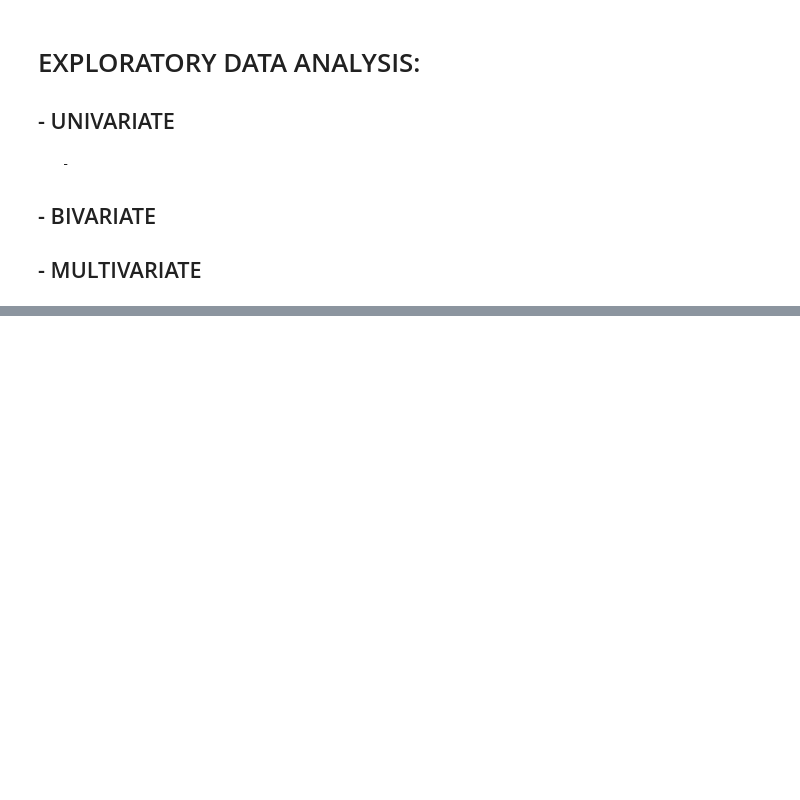
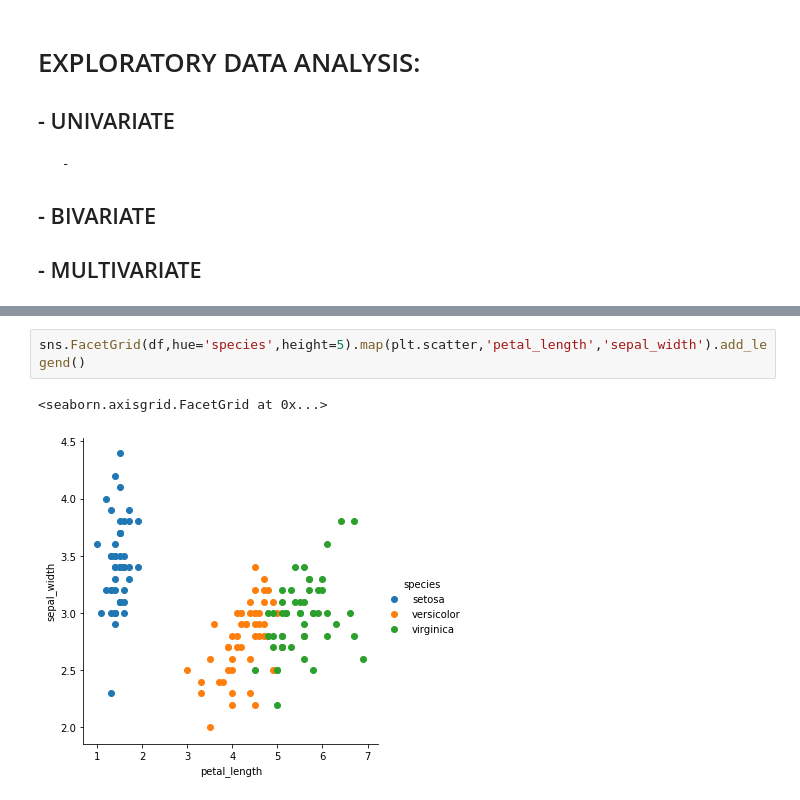
Before and after one commit to rahulrenegade/Machine-Learning-With-Python, a Jupyter notebook: Python for Data Science.ipynb, the cells around one changed output, grey strips where cells are left out. Saved outputs shown, nothing was run; the diff lists cells and outputs as text; blank space fills up the shorter version.

```diff
--- a/Python for Data Science.ipynb
+++ b/Python for Data Science.ipynb
@@ -1295,0 +1375,5 @@ Names, Deleted!
+# %%
+sns.FacetGrid(df,hue='species',height=5).map(plt.scatter,'petal_length','sepal_width').add_legend()
+# %% [output]
+<seaborn.axisgrid.FacetGrid at 0x...>
+[figure, added]
```
Also changed, not shown: parts of 15 cells of this notebook.
